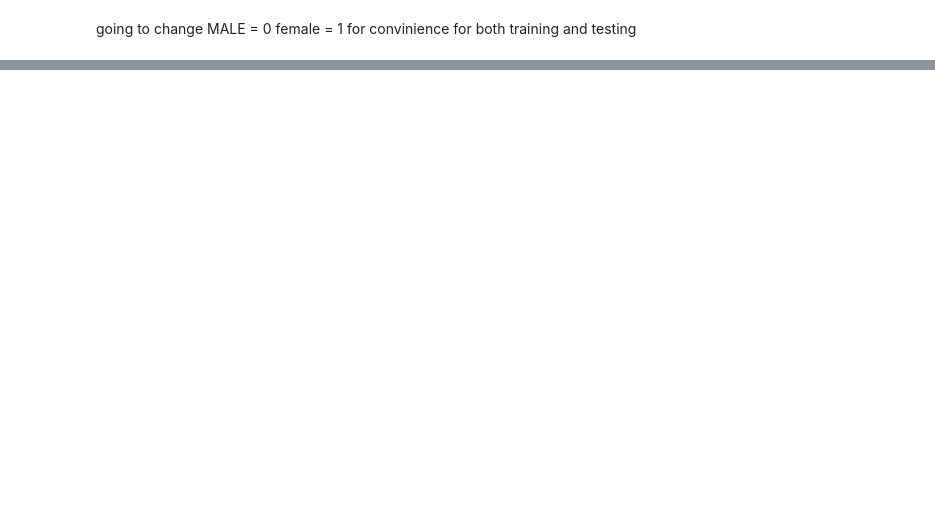
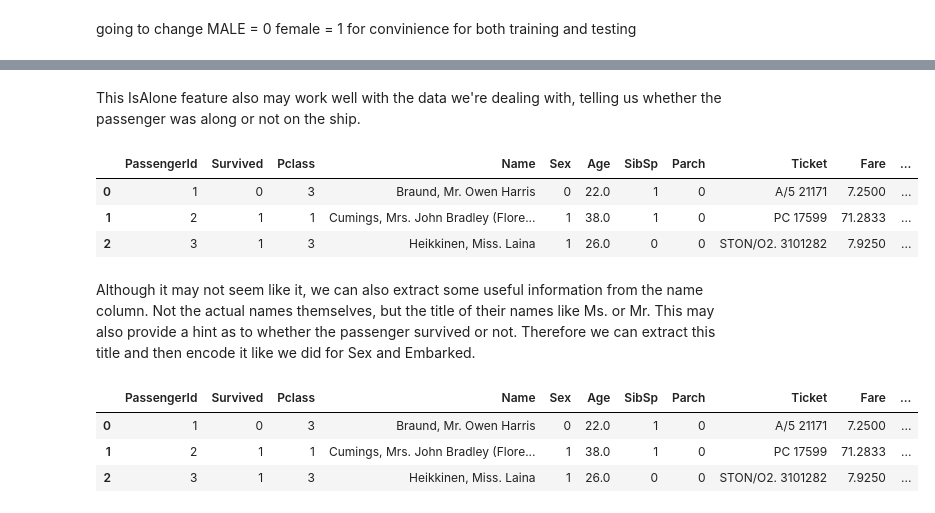
Before and after one commit to JohnMat7/Titanic_survivors_ml_contest_kaggle, a Jupyter notebook: ml to predict titanic survivors.ipynb, the cells around one changed output, grey strips where cells are left out. Drawn from its saved outputs; the diff is of its cells as text; code cells hidden in the pictures; blank space fills up the shorter version.

Commit message:
modeling and itting data(just started)

```diff
--- a/ml to predict titanic survivors.ipynb
+++ b/ml to predict titanic survivors.ipynb
@@ -408,3 +418,17 @@ test.sample(5)
 going to change
 MALE = 0
 female = 1 for convinience for both training and testing
+# %%
+training.loc[training['Sex']=='male','Sex']=0
+training.loc[training['Sex']=='female','Sex']=1
+
+training.loc[training['Embarked']=="S",'Embarked']=0
+training.loc[training['Embarked']=="C",'Embarked']=1
+training.loc[training['Embarked']=="Q",'Embarked']=2
+
+test.loc[training['Sex']=='male','Sex']=0
+test.loc[training['Sex']=='female','Sex']=1
+
+test.loc[training['Embarked']=="S",'Embarked']=0
+test.loc[training['Embarked']=="C",'Embarked']=1
+test.loc[training['Embarked']=="Q",'Embarked']=2
@@ -410,0 +443,3 @@ female = 1 for convinience for both training and testing
+# %%
+training["FamSize"]=training["SibSp"]+training["Parch"]+1
+test["FamSize"]=training["SibSp"]+training["Parch"]+1
@@ -410,0 +459,14 @@ female = 1 for convinience for both training and testing
+# %% [markdown]
+This IsAlone feature also may work well with the data we're dealing with, telling us whether the passenger was along or not on the ship.
+# %%
+training['IsAlone'] = training.FamSize.apply(lambda x:1 if x==1 else 0)
+training['IsAlone'] = training.FamSize.apply(lambda x:1 if x==1 else 0)
+# %%
+training.head(3)
+# %% [output]
+|  | PassengerId | Survived | Pclass | Name | Sex | Age | SibSp | Parch | Ticket | Fare | ... |
+| 0 | 1 | 0 | 3 | Braund, Mr. Owen Harris | 0 | 22.0 | 1 | 0 | A/5 21171 | 7.2500 | ... |
+| 1 | 2 | 1 | 1 | Cumings, Mrs. John Bradley (Flore... | 1 | 38.0 | 1 | 0 | PC 17599 | 71.2833 | ... |
+| 2 | 3 | 1 | 3 | Heikkinen, Miss. Laina | 1 | 26.0 | 0 | 0 | STON/O2. 3101282 | 7.9250 | ... |
+# %% [markdown]
+Although it may not seem like it, we can also extract some useful information from the name column. Not the actual names themselves, but the title of their names like Ms. or Mr. This may also provide a hint as to whether the passenger survived or not. Therefore we can extract this title and then encode it like we did for Sex and Embarked.
@@ -410,0 +497,7 @@ female = 1 for convinience for both training and testing
+# %%
+training.head(3)
+# %% [output]
+|  | PassengerId | Survived | Pclass | Name | Sex | Age | SibSp | Parch | Ticket | Fare | ... |
+| 0 | 1 | 0 | 3 | Braund, Mr. Owen Harris | 0 | 22.0 | 1 | 0 | A/5 21171 | 7.2500 | ... |
+| 1 | 2 | 1 | 1 | Cumings, Mrs. John Bradley (Flore... | 1 | 38.0 | 1 | 0 | PC 17599 | 71.2833 | ... |
+| 2 | 3 | 1 | 3 | Heikkinen, Miss. Laina | 1 | 26.0 | 0 | 0 | STON/O2. 3101282 | 7.9250 | ... |
```
Also changed, not shown: parts of 27 cells of this notebook.
